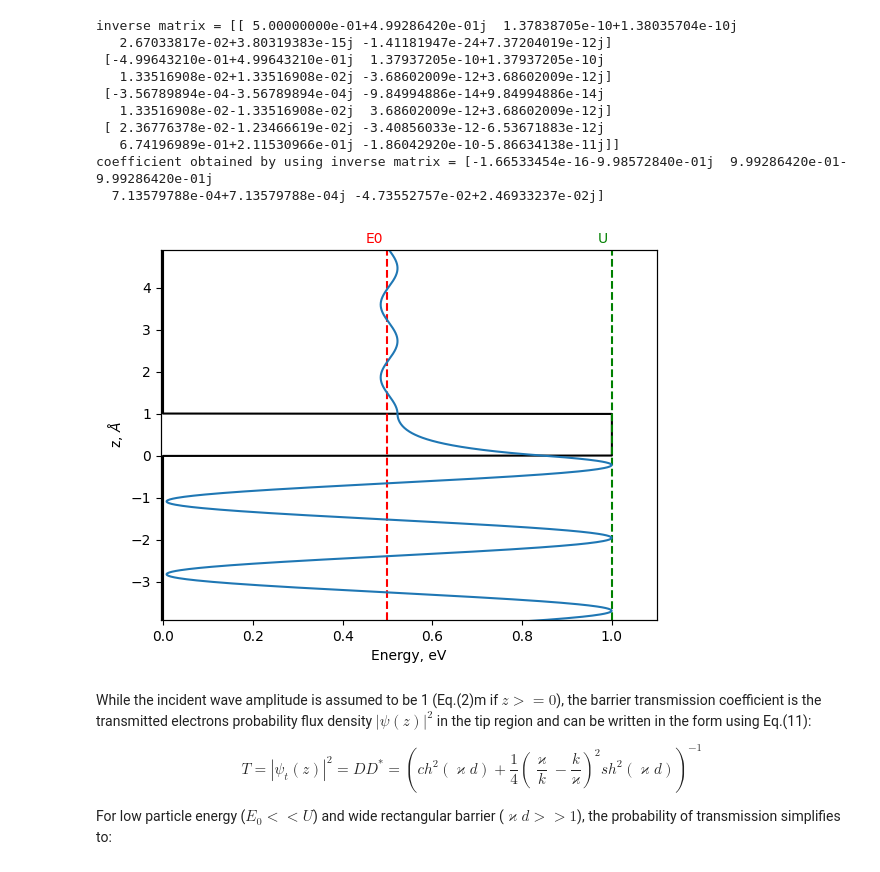
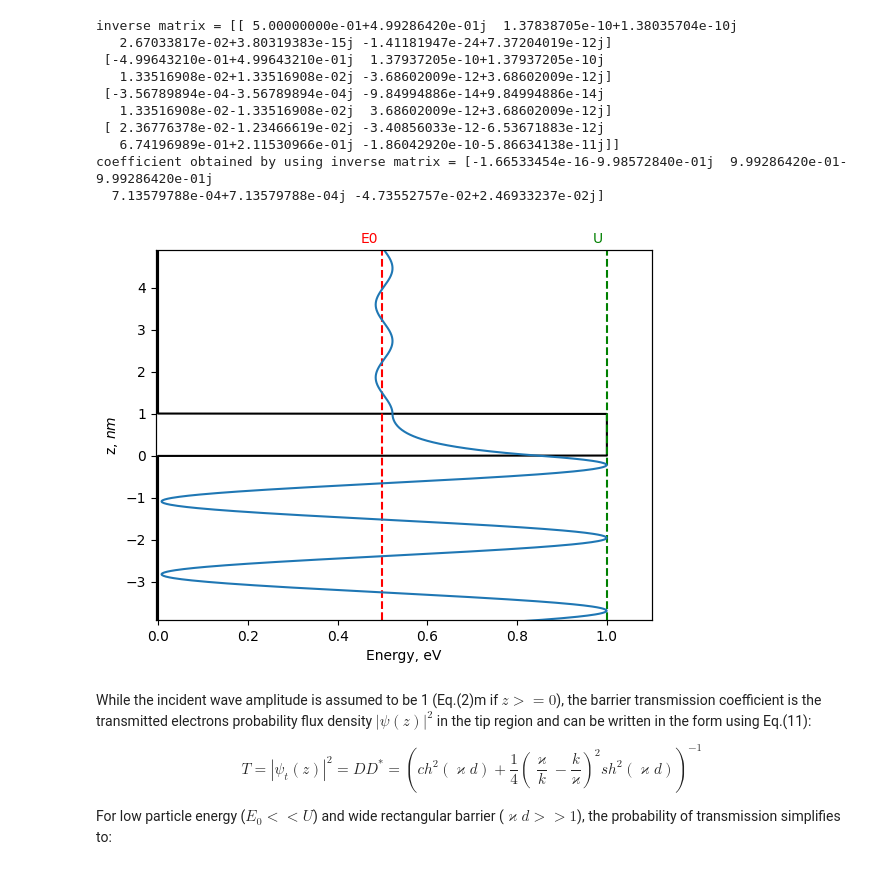
Before and after one commit to MariyaSV78/notebook_STM, a Jupyter notebook: STM/STM.ipynb, the cells around one changed output. Saved outputs shown, nothing was run; the diff lists cells and outputs as text; code cells hidden in the pictures.

```diff
--- a/STM/STM.ipynb
+++ b/STM/STM.ipynb
@@ -284,36 +284,35 @@ z = np.linspace(z_min, z_max, 1000)  # Adjust the range as needed
 
 # Calculate the energy values for each z
 barrier_energy_values = barrier_energy(z, d)
 wf_energy_values = wave_function(z, d, x)
 
 
 # Plot the energy and wave function dependencies
 fig, ax1 = plt.subplots()
 
-ax1.set_ylabel('z, $\AA$')
+ax1.set_ylabel('z, $nm$')
 ax1.set_xlabel('Energy, eV')
 ax1.plot(barrier_energy_values, z*1e9, 'black')
 
 ax1.tick_params(axis='y')
 ax1.axvline(x=E0/e, color='red', linestyle='--')
 ax1.axvline(x=U/e, color='green', linestyle='--')
 # Add labels near the vertical dashed lines
 ax1.text(E0/e-0.01, z_max*1e9, 'E0', color='red', verticalalignment='bottom', horizontalalignment='right')
 ax1.text(U/e-0.01,  z_max*1e9, 'U', color='green', verticalalignment='bottom', horizontalalignment='right')
 
 ax2 = ax1.twiny()
 color = 'tab:blue'
 ax2.plot(np.real(wf_energy_values),  z*1e9, color=color)
 
 ax2.set_ylim([-3.9, 4.9])
 ax2.set_xlim([-1.45, 1.7])
 ax1.set_xlim([-0.005, 1.1])
 
 ax2.set_xticks([])
-
 plt.show()
 # %% [output]
-[figure, old version]
+[figure, new version]
 # %% [markdown]
 While the incident wave amplitude is assumed to be 1 (Eq.(2)m if $z >=0$), the barrier transmission coefficient is the transmitted electrons probability flux density $|\psi(z)|^2$ in the tip region and can be written in the form using Eq.(11):
 
```
Also changed, not shown: parts of 3 cells of this notebook.
